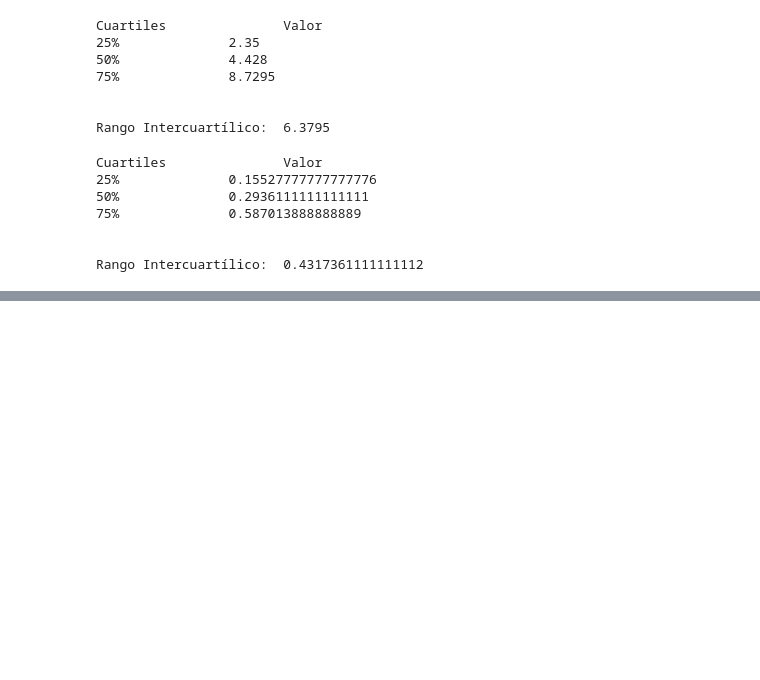
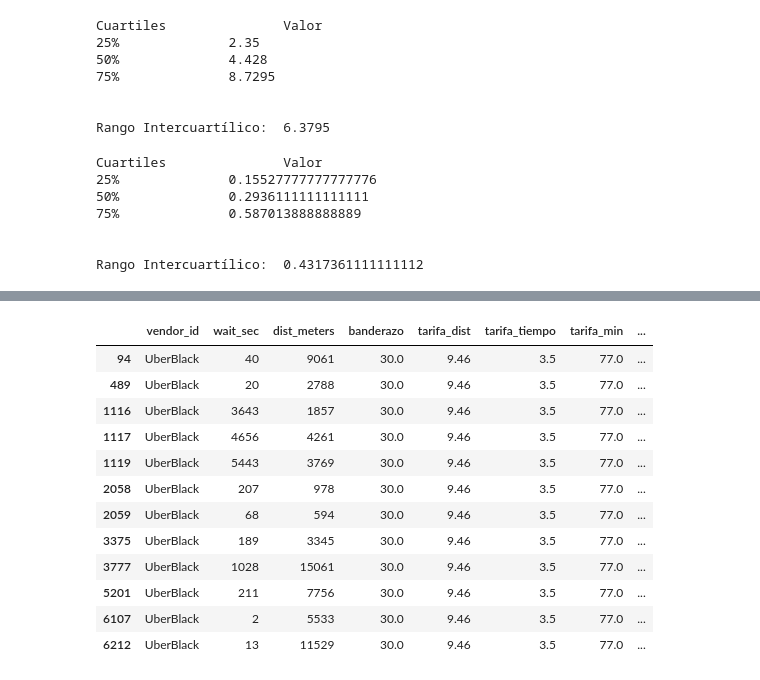
Before and after one commit to CristopherCano/Proyecto_Python_Procesamiento_de_datos, a Jupyter notebook: Proyecto.ipynb, the cells around one changed output, grey strips where cells are left out. Cells and saved outputs as stored; diff of their text form; code cells hidden in the pictures; blank space fills up the shorter version.

```diff
--- a/Proyecto.ipynb
+++ b/Proyecto.ipynb
@@ -309,0 +309,5 @@ data_filtered.shape
+# %%
+url_tarifas = "https://raw.githubusercontent.com/CristopherCano/Proyecto_Python_Procesamiento_de_datos/main/Data/tarifas.json"
+
+tarifas = pd.read_json(url_tarifas)
+tarifas
@@ -309,0 +332,3 @@ data_filtered.shape
+# %%
+tarifas.columns = ["transporte", "banderazo", "tarifa_dist", "tarifa_tiempo", "tarifa_min"]
+tarifas
@@ -309,0 +344,6 @@ data_filtered.shape
+# %%
+viajes = data_filtered[["vendor_id", "wait_sec", "dist_meters"]]
+
+costos_viajes = pd.merge(viajes, tarifas, left_on="vendor_id", right_on="transporte", how="left")
+costos_viajes = costos_viajes.drop(columns=["transporte"])
+costos_viajes
@@ -309,0 +396,20 @@ data_filtered.shape
+# %%
+costos_viajes["costo_viaje_sobre_min"] = costos_viajes["costo_viaje_sin_min"]
+
+costos_viajes.loc[costos_viajes["costo_viaje_sobre_min"] < costos_viajes["tarifa_min"], "costo_viaje_sobre_min"] = costos_viajes["tarifa_min"]
+# %%
+costos_viajes[costos_viajes["vendor_id"] == "UberBlack"]
+# %% [output]
+|  | vendor_id | wait_sec | dist_meters | banderazo | tarifa_dist | tarifa_tiempo | tarifa_min | ... |
+| 94 | UberBlack | 40 | 9061 | 30.0 | 9.46 | 3.5 | 77.0 | ... |
+| 489 | UberBlack | 20 | 2788 | 30.0 | 9.46 | 3.5 | 77.0 | ... |
+| 1116 | UberBlack | 3643 | 1857 | 30.0 | 9.46 | 3.5 | 77.0 | ... |
+| 1117 | UberBlack | 4656 | 4261 | 30.0 | 9.46 | 3.5 | 77.0 | ... |
+| 1119 | UberBlack | 5443 | 3769 | 30.0 | 9.46 | 3.5 | 77.0 | ... |
+| 2058 | UberBlack | 207 | 978 | 30.0 | 9.46 | 3.5 | 77.0 | ... |
+| 2059 | UberBlack | 68 | 594 | 30.0 | 9.46 | 3.5 | 77.0 | ... |
+| 3375 | UberBlack | 189 | 3345 | 30.0 | 9.46 | 3.5 | 77.0 | ... |
+| 3777 | UberBlack | 1028 | 15061 | 30.0 | 9.46 | 3.5 | 77.0 | ... |
+| 5201 | UberBlack | 211 | 7756 | 30.0 | 9.46 | 3.5 | 77.0 | ... |
+| 6107 | UberBlack | 2 | 5533 | 30.0 | 9.46 | 3.5 | 77.0 | ... |
+| 6212 | UberBlack | 13 | 11529 | 30.0 | 9.46 | 3.5 | 77.0 | ... |
```
Also changed, not shown: parts of 10 cells of this notebook.
